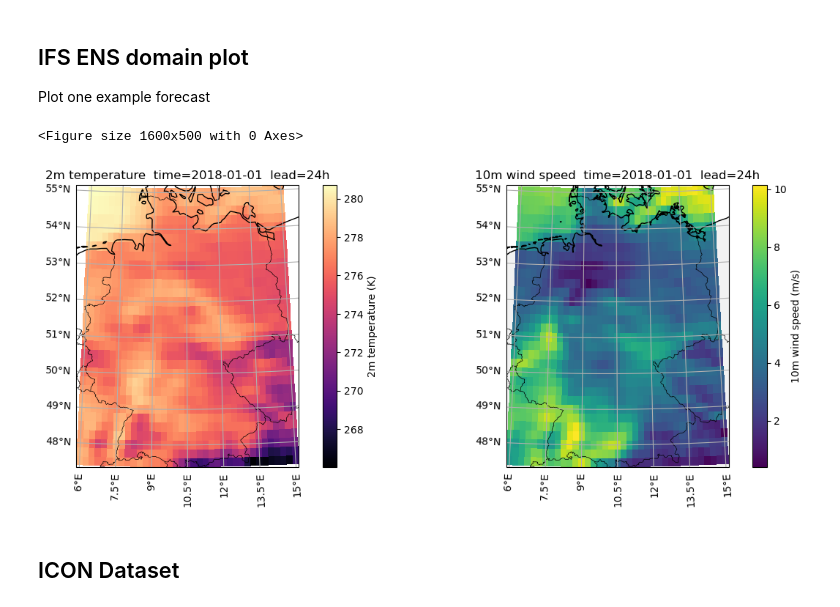
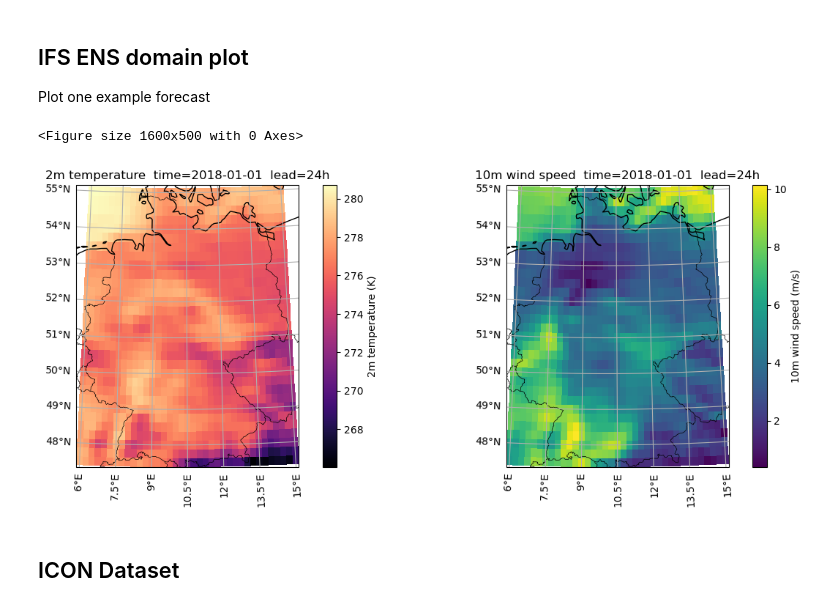
Before and after one commit to m-j-w-f/GenPP, a Jupyter notebook: src/genpp/plots/01data.ipynb, the cells around one changed output. Drawn from its saved outputs; the diff is of its cells as text; code cells hidden in the pictures.

```diff
--- a/src/genpp/plots/01data.ipynb
+++ b/src/genpp/plots/01data.ipynb
@@ -55,36 +55,35 @@ pcm1 = ax1.pcolormesh(
     transform=ccrs.PlateCarree(),
     shading="auto",
     rasterized=True,
 )
 ax1.coastlines(resolution="50m")  # type: ignore
 ax1.add_feature(cfeature.BORDERS, linewidth=0.5)  # type: ignore
 gl1 = ax1.gridlines(draw_labels=True, dms=False, x_inline=False, y_inline=False)  # type: ignore
 gl1.top_labels = gl1.right_labels = False
 plt.colorbar(pcm1, ax=ax1, label="2m temperature (K)")
 ax1.set_title(f"2m temperature  time={time_val}  lead={lead_hours}h")
 
 # wind speed plot
 pcm2 = ax2.pcolormesh(
     lon,
     lat,
     sample_ws10,
     cmap="viridis",
     transform=ccrs.PlateCarree(),
     shading="auto",
     rasterized=True,
 )
-ax2.coastlines(resolution="10m")  # type: ignore
+ax2.coastlines(resolution="50m")  # type: ignore
 ax2.add_feature(cfeature.BORDERS, linewidth=0.5)  # type: ignore
-ax2.add_feature(cfeature.LAND, facecolor="0.95")  # type: ignore
 gl2 = ax2.gridlines(draw_labels=True, dms=False, x_inline=False, y_inline=False)  # type: ignore
 gl2.top_labels = gl2.right_labels = False
 plt.colorbar(pcm2, ax=ax2, label="10m wind speed (m/s)")
 ax2.set_title(f"10m wind speed  time={time_val}  lead={lead_hours}h")
 
 plt.savefig(RESULTS_DIR / "ifs_ens_temp_wind.pdf", bbox_inches="tight")
 # %% [output]
 <Figure size 1600x500 with 0 Axes>
-[figure, old version]
+[figure, new version]
 # %% [markdown]
 ## ICON Dataset
 # %%
```
Also changed, not shown: 7 other files.
